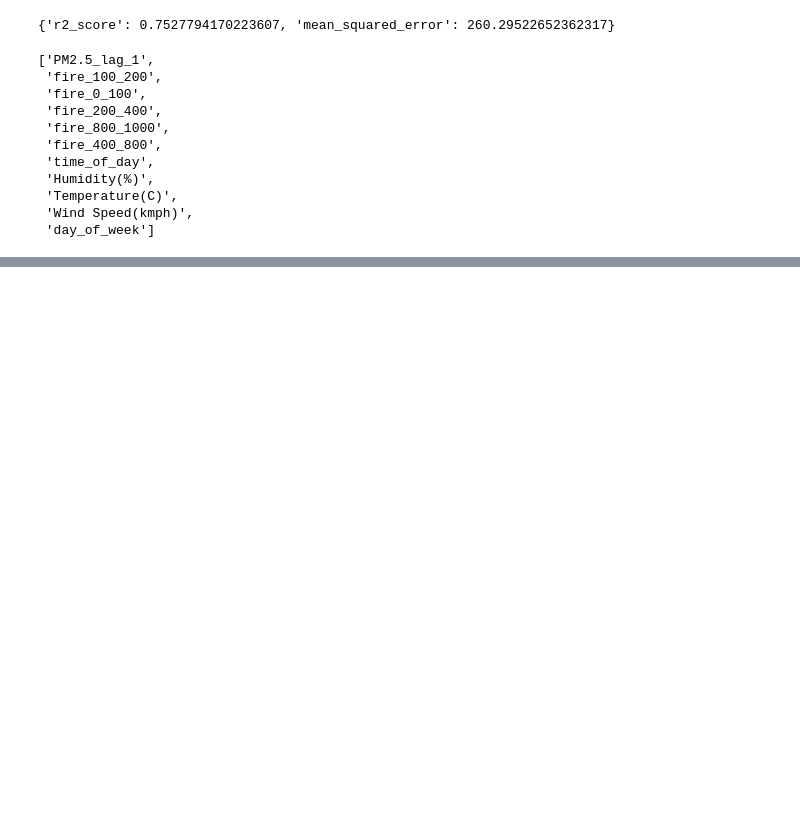
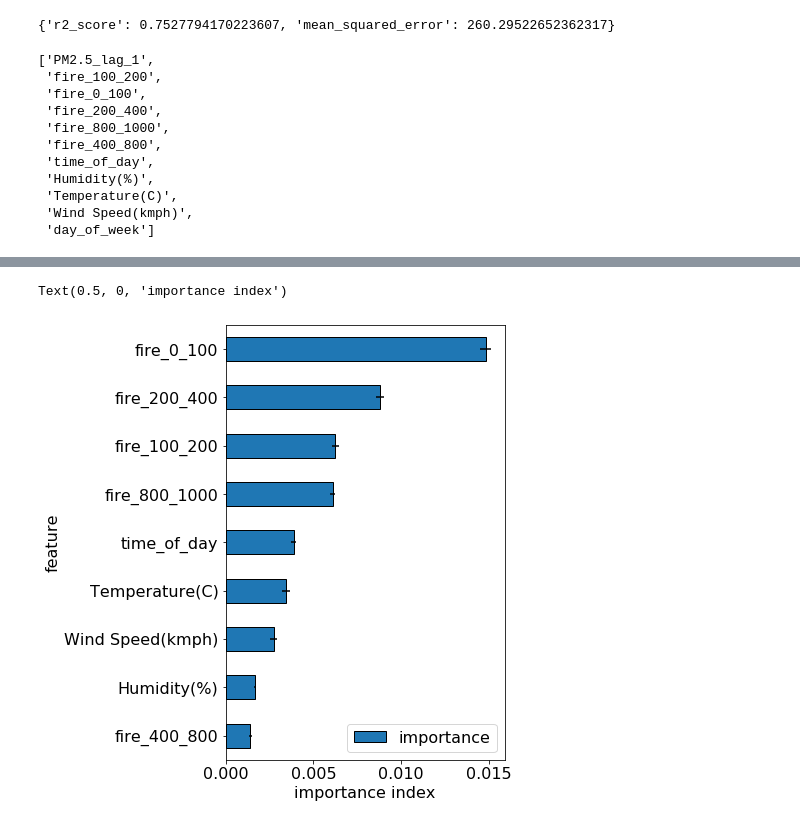
Before and after one commit to worasom/aqi_thailand2, a Jupyter notebook: notebooks/3_wk_ML_model.ipynb, the cells around one changed output, grey strips where cells are left out. Cells and saved outputs as stored; diff of their text form; code cells hidden in the pictures; blank space fills up the shorter version.

```diff
--- a/notebooks/3_wk_ML_model.ipynb
+++ b/notebooks/3_wk_ML_model.ipynb
@@ -957,0 +1103,39 @@ x_cols
+# %%
+def feat_importance(m, x, y, x_cols, score=r2_score, n_iter=20):
+    """Computes the feature importance by shuffle the data
+    Args:
+        m is: the model
+        x: the training data
+        y:
+        x_cols:
+        metric: either r2_score of mean_squared_error
+
+    Returns: feature of importance pd.DataFrame
+
+    """
+
+    baseline = score(ytrn, model.predict(xtrn))
+
+    imp = []
+    imp_std = []
+    for i, col in tqdm(enumerate(x_cols)):
+        shuffle = []
+        for _ in range(n_iter):
+            shuffle_x = xtrn.copy()
+            shuffle_x[:,i] = np.random.permutation(shuffle_x[:,i])
+            shuffle_score = score(ytrn, model.predict(shuffle_x))
+            shuffle.append(shuffle_score)
+        imp.append(np.mean(shuffle))
+        imp_std.append(np.std(shuffle))
+
+    # crate a feature of importance DataFrame
+    fea_imp = pd.DataFrame({'feature': x_cols, 'importance':imp,'imp_std':imp_std})
+    # normalized
+    if score.__name__ == 'r2_score':
+        fea_imp['importance'] = (baseline - fea_imp['importance'])/baseline
+    elif score.__name__ == 'mean_squared_error':
+        fea_imp['importance'] = (-baseline + fea_imp['importance'])/baseline
+
+    return fea_imp.sort_values('importance')
+# %%
+fea_imp = feat_importance(model,xtest,ytest,x_cols)
@@ -957,0 +1170,6 @@ x_cols
+# %%
+fea_imp.drop(9).plot('feature','importance',kind='barh',xerr='imp_std',figsize=(5,8),linewidth=1,edgecolor='black')
+plt.xlabel('importance index')
+# %% [output]
+Text(0.5, 0, 'importance index')
+[figure, added]
```
Also changed, not shown: parts of 27 cells of this notebook, 8 other files.
